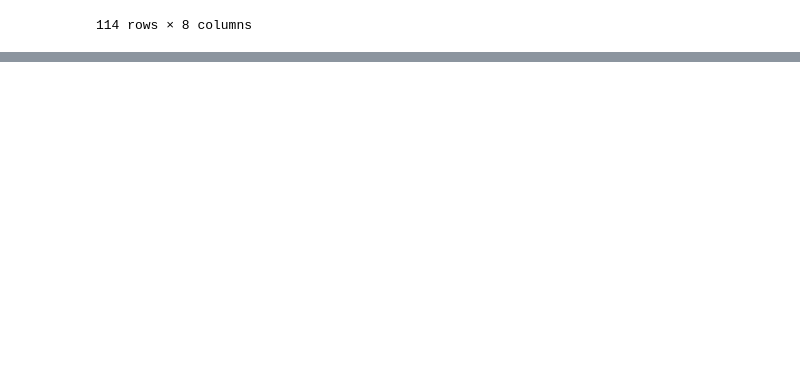
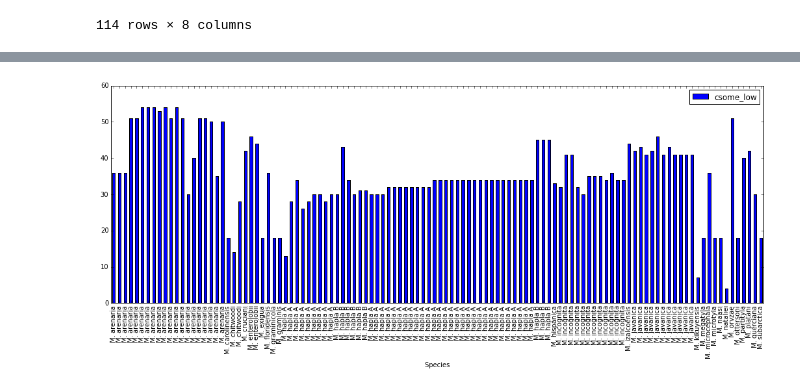
Before and after one commit to davelunt/cytologydata, a Jupyter notebook: RKNcytology.ipynb, the cells around one changed output, grey strips where cells are left out. Cells and saved outputs as stored; diff of their text form; code cells hidden in the pictures; blank space fills up the shorter version.

Commit message:
first bar chart

```diff
--- a/RKNcytology.ipynb
+++ b/RKNcytology.ipynb
@@ -67,3 +67,6 @@ c
 | M. querciana | 30 | 32 | 1 |  |  |  | apomixis | Triantaphyllou AC: Cytogenetics, ... |
 | M. subarctica | 18 |  | 1 |  |  |  | automixis | Triantaphyllou AC: Cytogenetics, ... |
 114 rows × 8 columns
+# %%
+data=c[['csome_low','csome_high']]
+data.head()
@@ -69,0 +81,6 @@ c
+# %%
+plot=data.plot(kind='bar', figsize=(18,6))
+fig=plot.get_figure()
+fig.savefig("RKNchromosomes.png")
+# %% [output]
+[figure, added]
```
Also changed, not shown: parts of 2 cells of this notebook, 1 other file.
